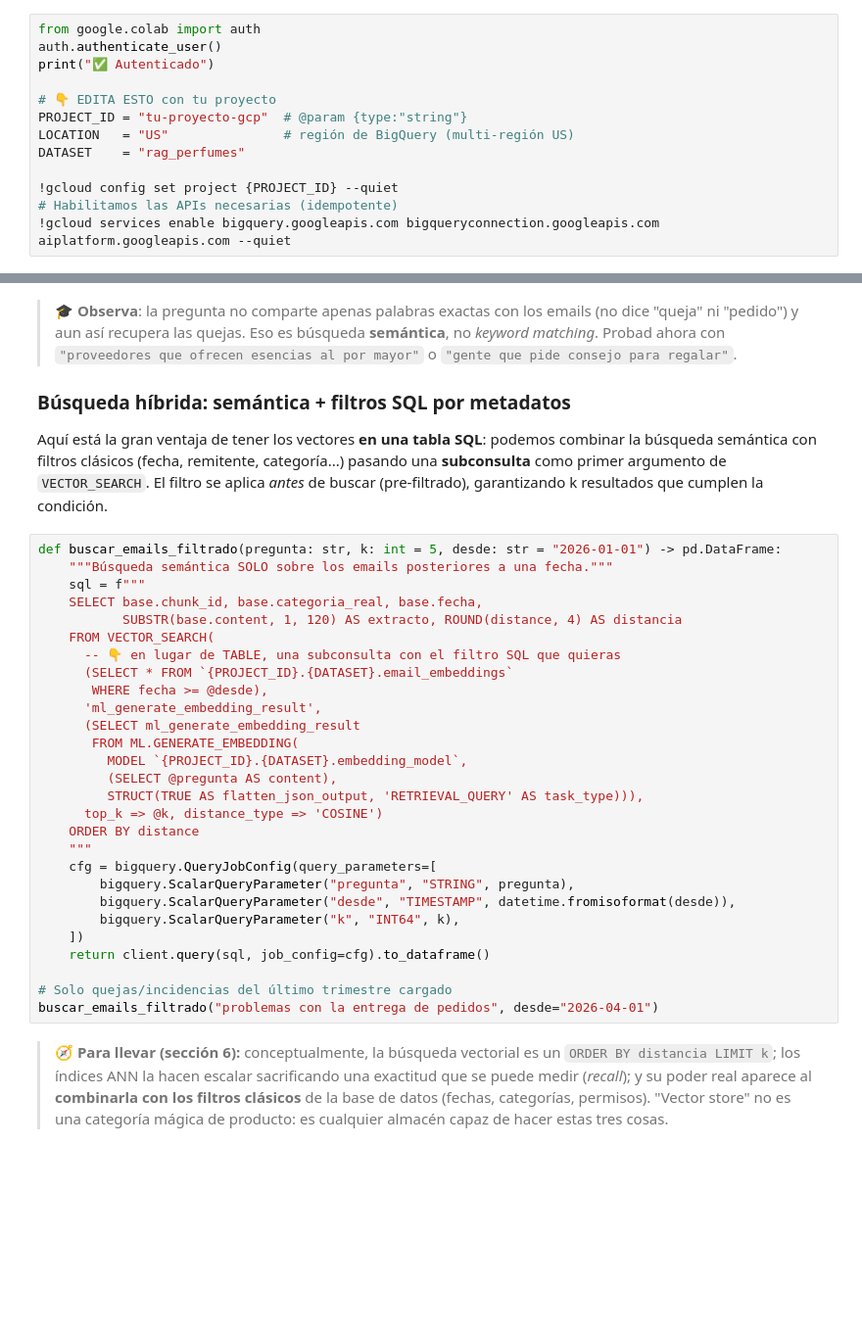
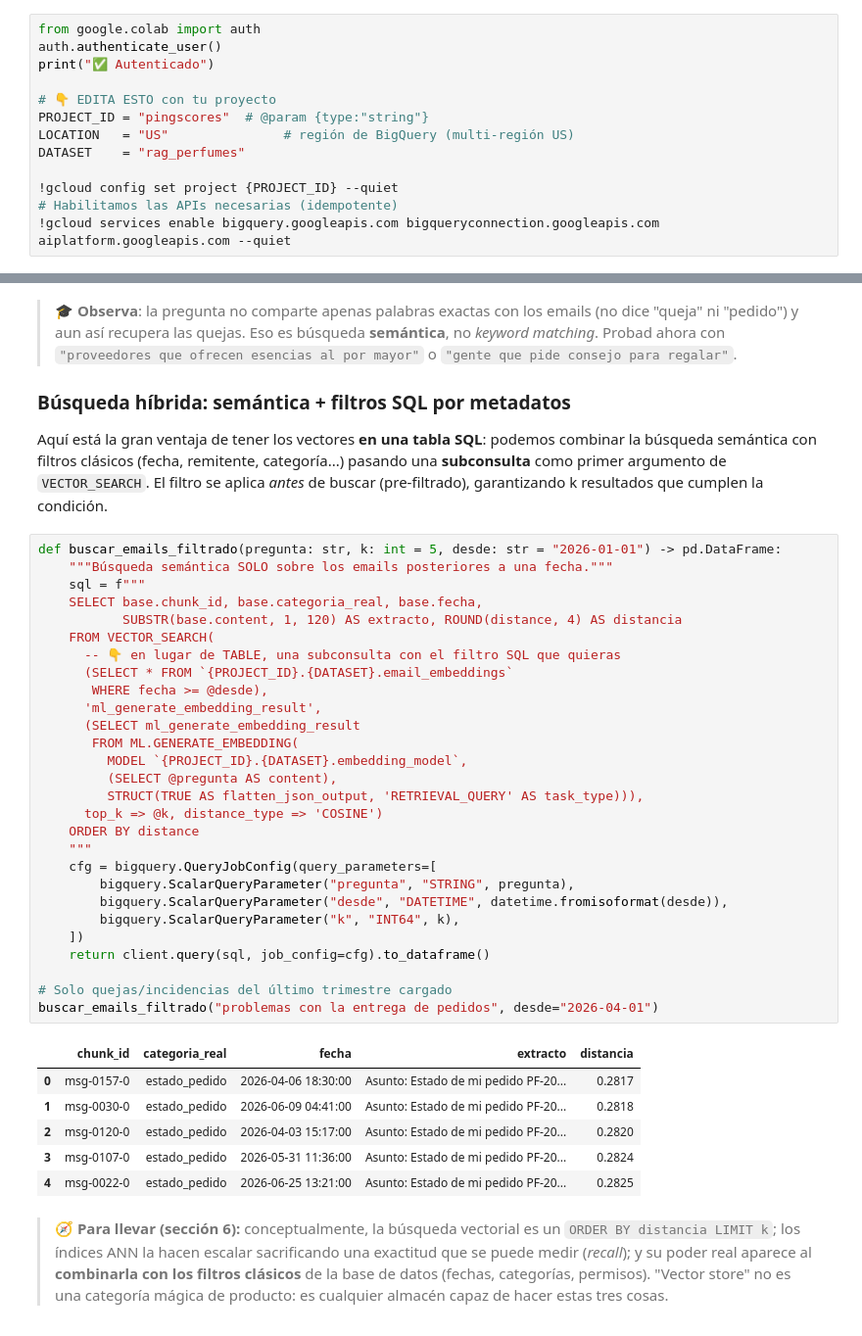
Before and after one commit to noelserdna/colab-gcp-ia, a Jupyter notebook: curso_rag_emails_bigquery_v2.ipynb, the cells around one changed output, grey strips where cells are left out. Shown at 98% size. Cells and saved outputs as stored; diff of their text form; blank space fills up the shorter version.

```diff
--- a/curso_rag_emails_bigquery_v2.ipynb
+++ b/curso_rag_emails_bigquery_v2.ipynb
@@ -139,7 +142,7 @@ auth.authenticate_user()
 print("✅ Autenticado")
 
 # 👇 EDITA ESTO con tu proyecto
-PROJECT_ID = "tu-proyecto-gcp"  # @param {type:"string"}
+PROJECT_ID = "pingscores"  # @param {type:"string"}
 LOCATION   = "US"               # región de BigQuery (multi-región US)
 DATASET    = "rag_perfumes"
 
@@ -887,31 +983,38 @@ Aquí está la gran ventaja de tener los vectores **en una tabla SQL**: podemos
 # %%
 def buscar_emails_filtrado(pregunta: str, k: int = 5, desde: str = "2026-01-01") -> pd.DataFrame:
     """Búsqueda semántica SOLO sobre los emails posteriores a una fecha."""
     sql = f"""
     SELECT base.chunk_id, base.categoria_real, base.fecha,
            SUBSTR(base.content, 1, 120) AS extracto, ROUND(distance, 4) AS distancia
     FROM VECTOR_SEARCH(
       -- 👇 en lugar de TABLE, una subconsulta con el filtro SQL que quieras
       (SELECT * FROM `{PROJECT_ID}.{DATASET}.email_embeddings`
        WHERE fecha >= @desde),
       'ml_generate_embedding_result',
       (SELECT ml_generate_embedding_result
        FROM ML.GENERATE_EMBEDDING(
          MODEL `{PROJECT_ID}.{DATASET}.embedding_model`,
          (SELECT @pregunta AS content),
          STRUCT(TRUE AS flatten_json_output, 'RETRIEVAL_QUERY' AS task_type))),
       top_k => @k, distance_type => 'COSINE')
     ORDER BY distance
     """
     cfg = bigquery.QueryJobConfig(query_parameters=[
         bigquery.ScalarQueryParameter("pregunta", "STRING", pregunta),
-        bigquery.ScalarQueryParameter("desde", "TIMESTAMP", datetime.fromisoformat(desde)),
+        bigquery.ScalarQueryParameter("desde", "DATETIME", datetime.fromisoformat(desde)),
         bigquery.ScalarQueryParameter("k", "INT64", k),
     ])
     return client.query(sql, job_config=cfg).to_dataframe()
 
 # Solo quejas/incidencias del último trimestre cargado
 buscar_emails_filtrado("problemas con la entrega de pedidos", desde="2026-04-01")
+# %% [output]
+|  | chunk_id | categoria_real | fecha | extracto | distancia |
+| 0 | msg-0157-0 | estado_pedido | 2026-04-06 18:30:00 | Asunto: Estado de mi pedido PF-20... | 0.2817 |
+| 1 | msg-0030-0 | estado_pedido | 2026-06-09 04:41:00 | Asunto: Estado de mi pedido PF-20... | 0.2818 |
+| 2 | msg-0120-0 | estado_pedido | 2026-04-03 15:17:00 | Asunto: Estado de mi pedido PF-20... | 0.2820 |
+| 3 | msg-0107-0 | estado_pedido | 2026-05-31 11:36:00 | Asunto: Estado de mi pedido PF-20... | 0.2824 |
+| 4 | msg-0022-0 | estado_pedido | 2026-06-25 13:21:00 | Asunto: Estado de mi pedido PF-20... | 0.2825 |
 # %% [markdown]
 > 🧭 **Para llevar (sección 6):** conceptualmente, la búsqueda vectorial es un `ORDER BY distancia LIMIT k`; los índices ANN la hacen escalar sacrificando una exactitud que se puede medir (*recall*); y su poder real aparece al **combinarla con los filtros clásicos** de la base de datos (fechas, categorías, permisos). "Vector store" no es una categoría mágica de producto: es cualquier almacén capaz de hacer estas tres cosas.
 # %% [markdown]
```
Also changed, not shown: parts of 17 cells of this notebook.
